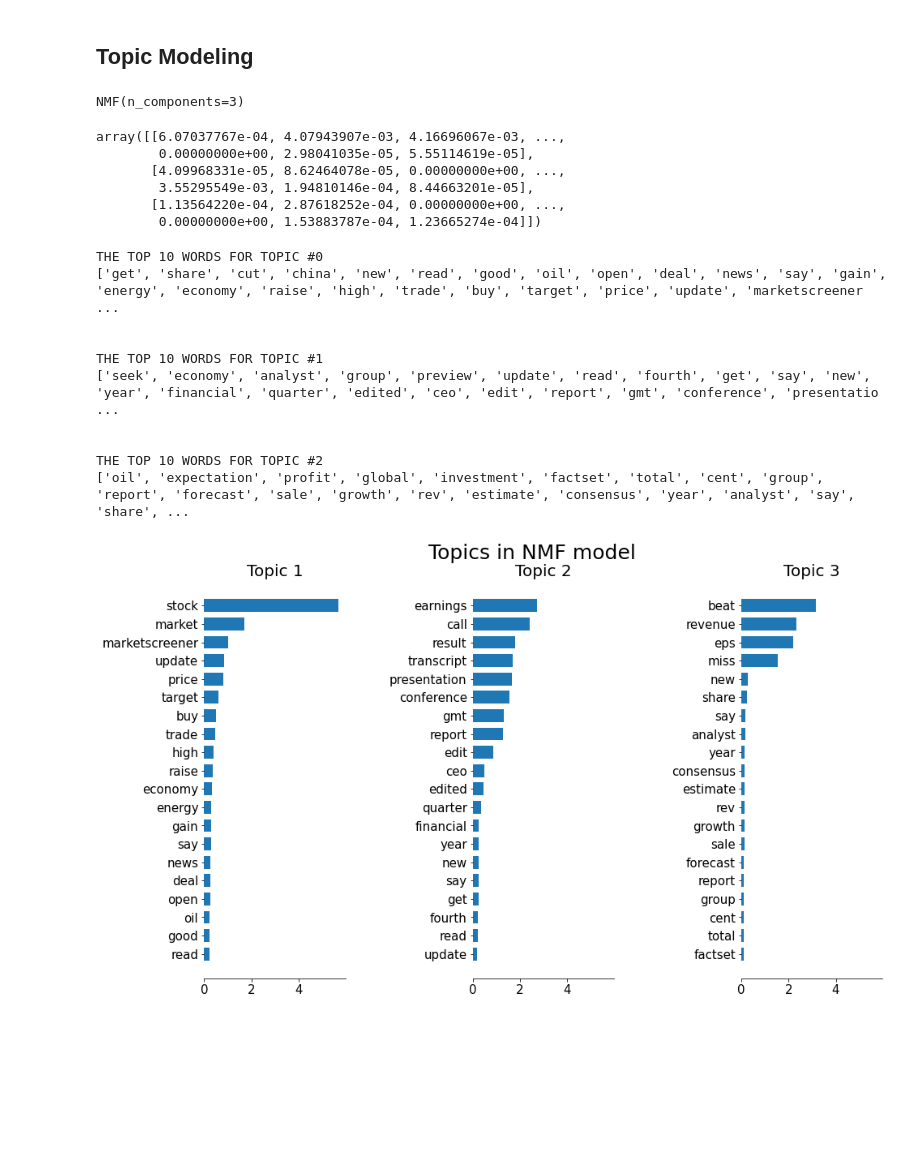
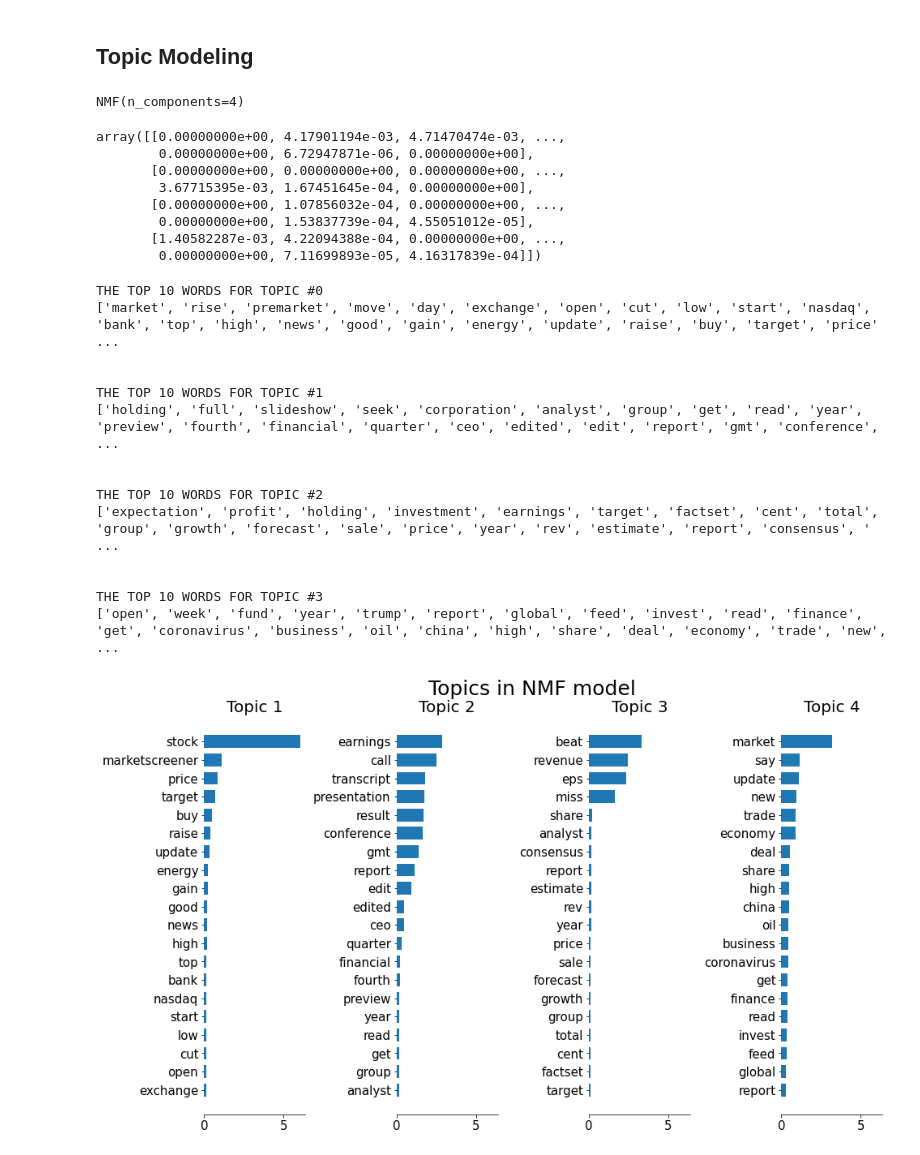
Before and after one commit to ddcots24/Twitter-Finance-NLP, a Jupyter notebook: Feature Extraction (Vectorization) and Topic Modeling.ipynb, the cells around one changed output. Cells and saved outputs as stored; diff of their text form; code cells hidden in the pictures; blank space fills up the shorter version.

```diff
--- a/Feature Extraction (Vectorization) and Topic Modeling.ipynb
+++ b/Feature Extraction (Vectorization) and Topic Modeling.ipynb
@@ -21,6 +21,6 @@ Train_df = pd.read_csv('sent_train.csv')
 # %%
 from sklearn.feature_extraction.text import CountVectorizer
 # %%
-vec = CountVectorizer()
+vec = CountVectorizer(max_df = .85)
 X_train = vec.fit_transform(corpus['text'])
 countvec_df = pd.DataFrame(X_train.toarray(), columns=vec.get_feature_names())
@@ -45,0 +79,8 @@ z.groupby('label').sum().T.sort_values(by = 2, ascending = False)
+# %%
+index = ['Stock', 'Result', 'Say', 'Report', 'New', 'Market']
+word_count = [681, 321, 318, 308, 287, 273]
+top_6_bullish_df = pd.DataFrame({'Most Common Words': word_count}, index=index)
+ax = top_6_bullish_df.plot(kind = 'bar', rot = 0, color = 'blue')
+ax.set_title('Most Common Words in Neutral Tweets')
+ax.set_ylabel('Word Count')
+ax.set_xlabel('Word');
@@ -51,22 +94,24 @@ from sklearn.decomposition import NMF
 from sklearn.manifold import TSNE
 import numpy as np
 # %%
-topic_model = NMF(n_components = 3)
+topic_model = NMF(n_components = 4)
 topic_model.fit(X_train)
 # %% [output]
-NMF(n_components=3)
+NMF(n_components=4)
 # %%
 H = topic_model.transform(X_train)
 W = topic_model.components_
 # %%
 W
 # %% [output]
-array([[6.07037767e-04, 4.07943907e-03, 4.16696067e-03, ...,
-        0.00000000e+00, 2.98041035e-05, 5.55114619e-05],
-       [4.09968331e-05, 8.62464078e-05, 0.00000000e+00, ...,
-        3.55295549e-03, 1.94810146e-04, 8.44663201e-05],
-       [1.13564220e-04, 2.87618252e-04, 0.00000000e+00, ...,
-        0.00000000e+00, 1.53883787e-04, 1.23665274e-04]])
+array([[0.00000000e+00, 4.17901194e-03, 4.71470474e-03, ...,
+        0.00000000e+00, 6.72947871e-06, 0.00000000e+00],
+       [0.00000000e+00, 0.00000000e+00, 0.00000000e+00, ...,
+        3.67715395e-03, 1.67451645e-04, 0.00000000e+00],
+       [0.00000000e+00, 1.07856032e-04, 0.00000000e+00, ...,
+        0.00000000e+00, 1.53837739e-04, 4.55051012e-05],
+       [1.40582287e-03, 4.22094388e-04, 0.00000000e+00, ...,
+        0.00000000e+00, 7.11699893e-05, 4.16317839e-04]])
 # %%
 for index,topic in enumerate(W):
     print(f'THE TOP 10 WORDS FOR TOPIC #{index}')
@@ -74,40 +119,44 @@ for index,topic in enumerate(W):
     print('\n')
 # %% [output]
 THE TOP 10 WORDS FOR TOPIC #0
-['get', 'share', 'cut', 'china', 'new', 'read', 'good', 'oil', 'open', 'deal', 'news', 'say', 'gain', 'energy', 'economy', 'raise', 'high', 'trade', 'buy', 'target', 'price', 'update', 'marketscreener ...
+['market', 'rise', 'premarket', 'move', 'day', 'exchange', 'open', 'cut', 'low', 'start', 'nasdaq', 'bank', 'top', 'high', 'news', 'good', 'gain', 'energy', 'update', 'raise', 'buy', 'target', 'price' ...
 
 
 THE TOP 10 WORDS FOR TOPIC #1
-['seek', 'economy', 'analyst', 'group', 'preview', 'update', 'read', 'fourth', 'get', 'say', 'new', 'year', 'financial', 'quarter', 'edited', 'ceo', 'edit', 'report', 'gmt', 'conference', 'presentatio ...
+['holding', 'full', 'slideshow', 'seek', 'corporation', 'analyst', 'group', 'get', 'read', 'year', 'preview', 'fourth', 'financial', 'quarter', 'ceo', 'edited', 'edit', 'report', 'gmt', 'conference',  ...
 
 
 THE TOP 10 WORDS FOR TOPIC #2
-['oil', 'expectation', 'profit', 'global', 'investment', 'factset', 'total', 'cent', 'group', 'report', 'forecast', 'sale', 'growth', 'rev', 'estimate', 'consensus', 'year', 'analyst', 'say', 'share', ...
+['expectation', 'profit', 'holding', 'investment', 'earnings', 'target', 'factset', 'cent', 'total', 'group', 'growth', 'forecast', 'sale', 'price', 'year', 'rev', 'estimate', 'report', 'consensus', ' ...
+
+
+THE TOP 10 WORDS FOR TOPIC #3
+['open', 'week', 'fund', 'year', 'trump', 'report', 'global', 'feed', 'invest', 'read', 'finance', 'get', 'coronavirus', 'business', 'oil', 'china', 'high', 'share', 'deal', 'economy', 'trade', 'new', ...
 # %%
 import matplotlib.pyplot as plt
 def plot_top_words(W, feature_names, n_top_words, title):
-    fig, axes = plt.subplots(1, 3, figsize=(15, 8), sharex=True)
+    fig, axes = plt.subplots(1, 4, figsize=(15, 8), sharex=True)
     axes = axes.flatten()
     for topic_idx, topic in enumerate(W):
         top_features_ind = topic.argsort()[: -n_top_words - 1 : -1]
         top_features = [feature_names[i] for i in top_features_ind]
         weights = topic[top_features_ind]
 
         ax = axes[topic_idx]
         ax.barh(top_features, weights, height=0.7)
         ax.set_title(f"Topic {topic_idx +1}", fontdict={"fontsize": 20})
         ax.invert_yaxis()
         ax.tick_params(axis="both", which="major", labelsize=15)
         for i in "top right left".split():
             ax.spines[i].set_visible(False)
         fig.suptitle(title, fontsize=25)
 
     plt.subplots_adjust(top=0.90, bottom=0.05, wspace=0.90, hspace=0.3)
     plt.show()
 
 n_top_words = 20
 tfidf_feature_names = vec.get_feature_names()
 plot_top_words(W, tfidf_feature_names, n_top_words, "Topics in NMF model")
 # %% [output]
-[figure, old version]
+[figure, new version]
 # %%
```
Also changed, not shown: parts of 11 cells of this notebook, 2 other files.
